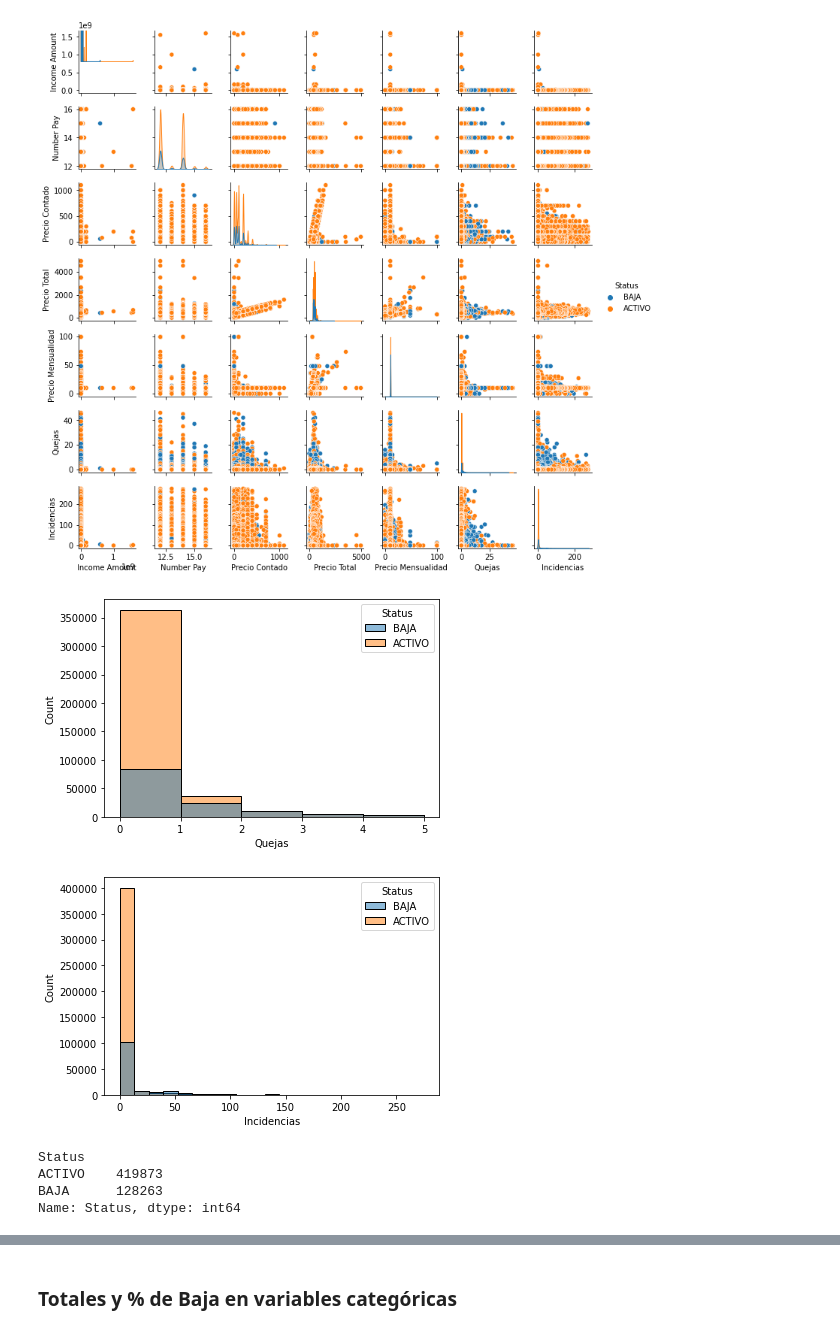
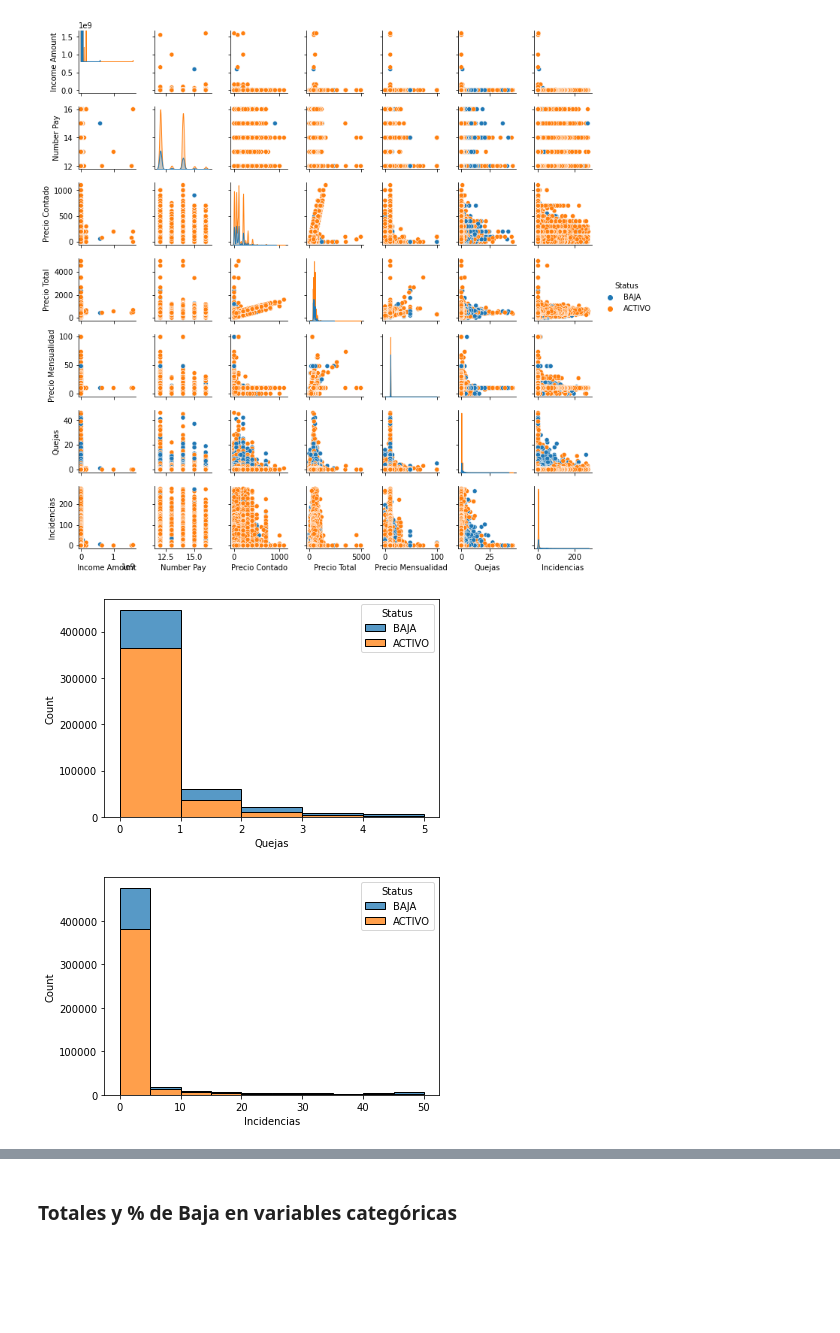
Before and after one commit to albertodiazr/TFM_churn, a Jupyter notebook: notebooks/01.Data_exploration.ipynb, the cells around one changed output, grey strips where cells are left out. Saved outputs shown, nothing was run; the diff lists cells and outputs as text; code cells hidden in the pictures; blank space fills up the shorter version.

```diff
--- a/notebooks/01.Data_exploration.ipynb
+++ b/notebooks/01.Data_exploration.ipynb
@@ -119,17 +119,10 @@ data.describe()
 # %% [output]
 [figure]
 # %%
-sns.histplot(data = data, x="Quejas", hue = 'Status', binwidth=1,  binrange = (0,5));
+sns.histplot(data = data, x="Quejas", hue = 'Status', binwidth=1,  binrange = (0,5), multiple="stack");
 # %% [output]
-[figure, old version]
+[figure, new version]
 # %%
-sns.histplot(data = data, x="Incidencias", hue = 'Status');
+sns.histplot(data = data, x="Incidencias", hue = 'Status', multiple="stack", binwidth=5, binrange = (0,50));
 # %% [output]
-[figure, old version]
+[figure, new version]
-# %%
-data.groupby("Status")["Status"].count()
-# %% [output]
-Status
-ACTIVO    419873
-BAJA      128263
-Name: Status, dtype: int64
```
Also changed, not shown: parts of 3 cells of this notebook, 1 other file.
